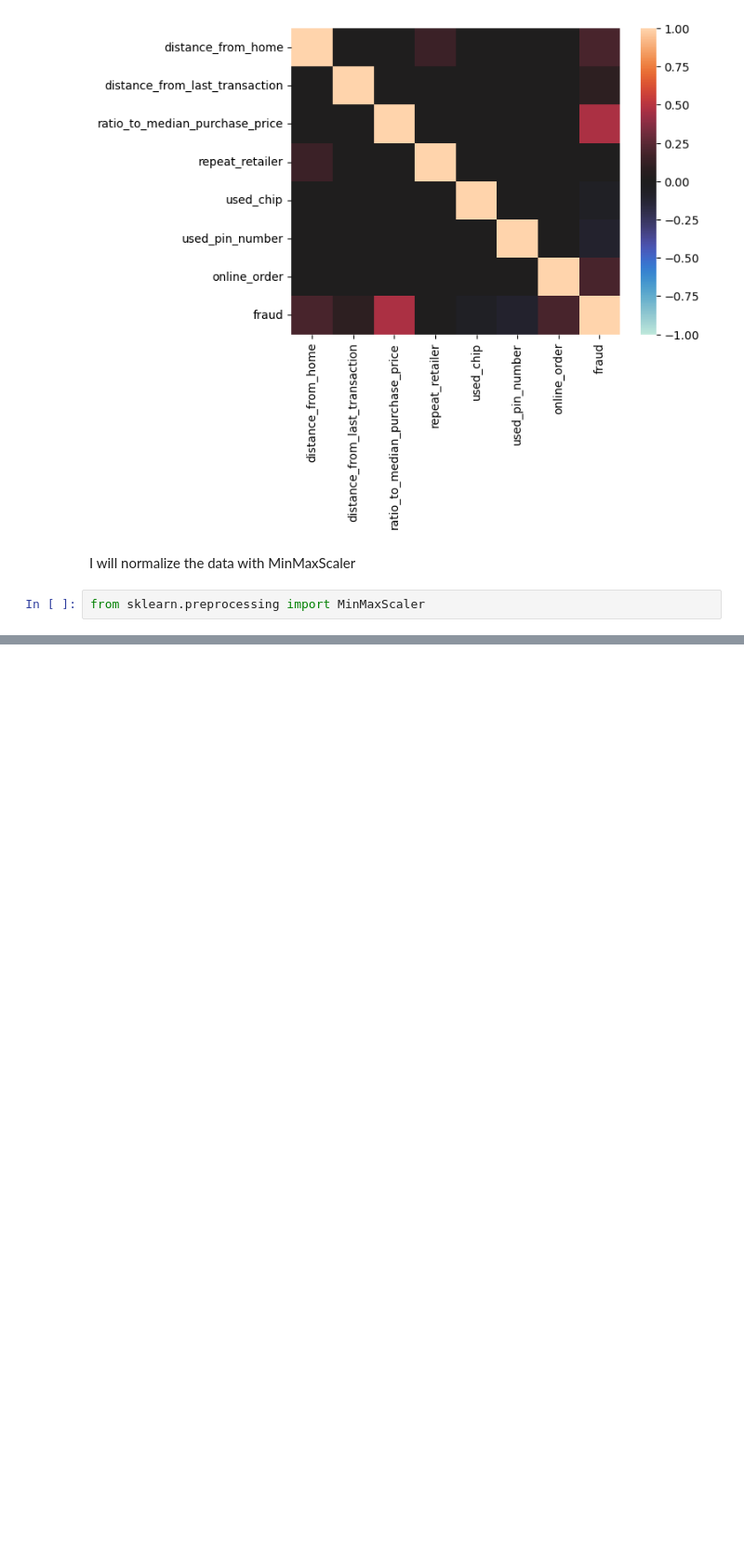
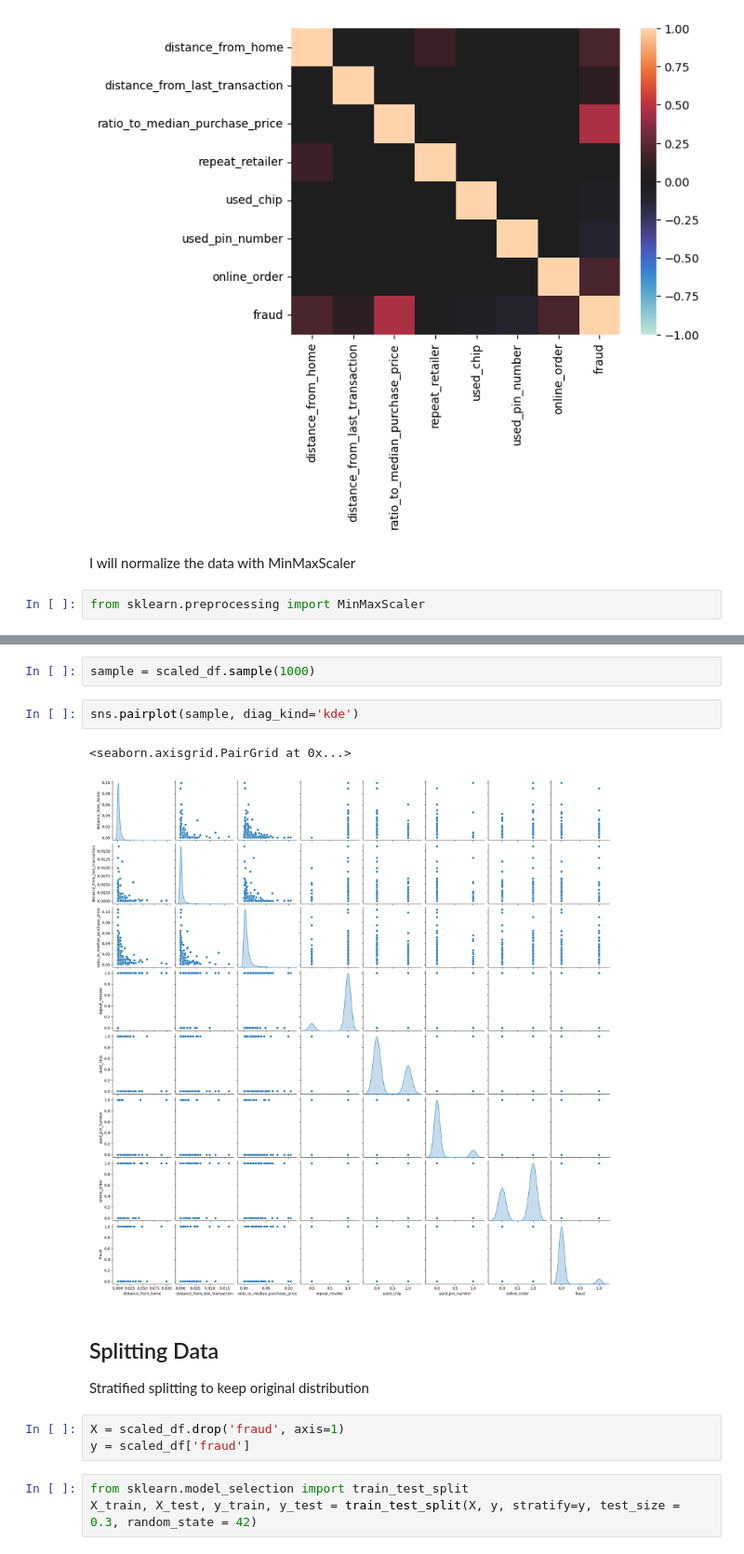
Before and after one commit to binkybarnes/credit-card-fraud, a Jupyter notebook: bruh.ipynb, the cells around one changed output, grey strips where cells are left out. Shown at 93% size. Saved outputs shown, nothing was run; the diff lists cells and outputs as text; blank space fills up the shorter version.

```diff
--- a/bruh.ipynb
+++ b/bruh.ipynb
@@ -112 +119,18 @@ pd.DataFrame(scaler.fit_transform(df), columns=)
 1000000 rows × 8 columns
+# %%
+sample = scaled_df.sample(1000)
+# %%
+sns.pairplot(sample, diag_kind='kde')
+# %% [output]
+<seaborn.axisgrid.PairGrid at 0x...>
+[figure, added]
+# %% [markdown]
+## Splitting Data
+
+Stratified splitting to keep original distribution
+# %%
+X = scaled_df.drop('fraud', axis=1)
+y = scaled_df['fraud']
+# %%
+from sklearn.model_selection import train_test_split
+X_train, X_test, y_train, y_test = train_test_split(X, y, stratify=y, test_size = 0.3, random_state = 42)
```
Also changed, not shown: parts of 2 cells of this notebook, 1 other file.
